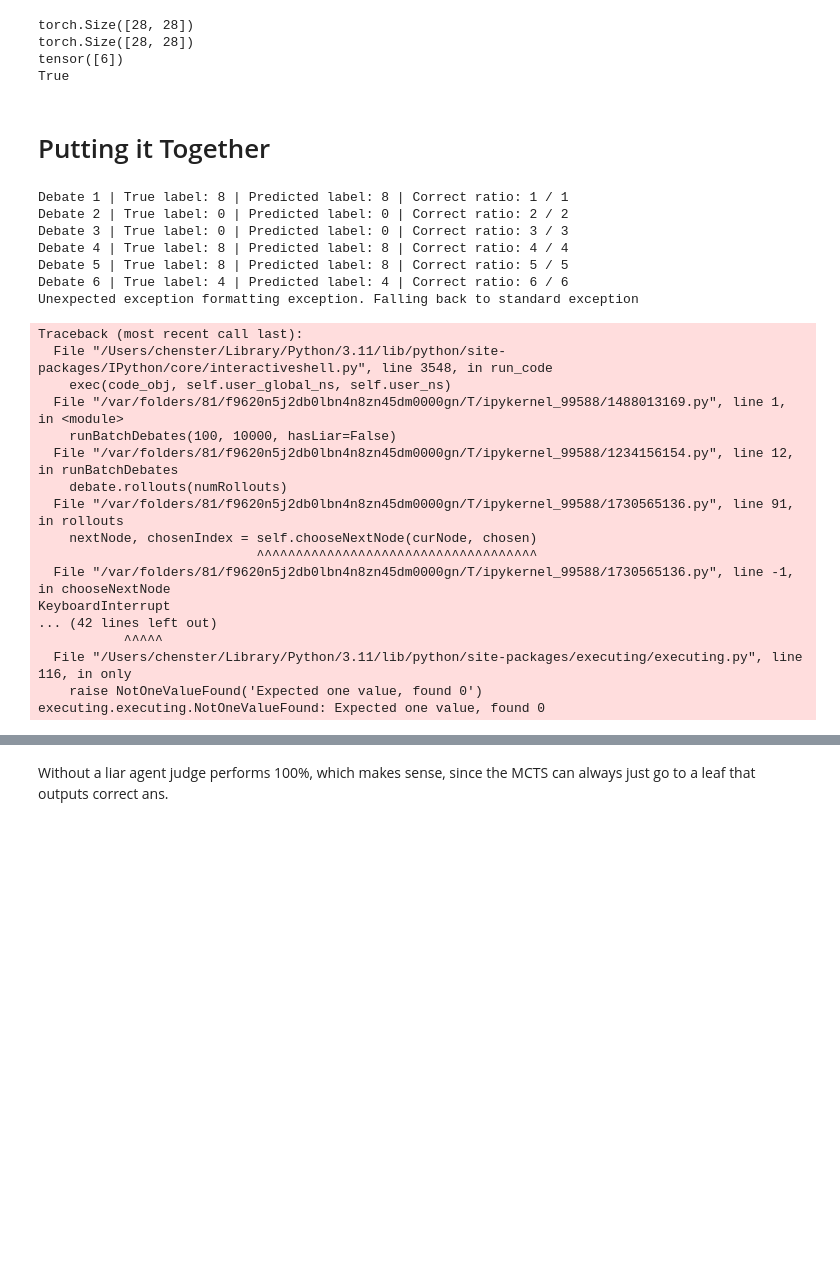
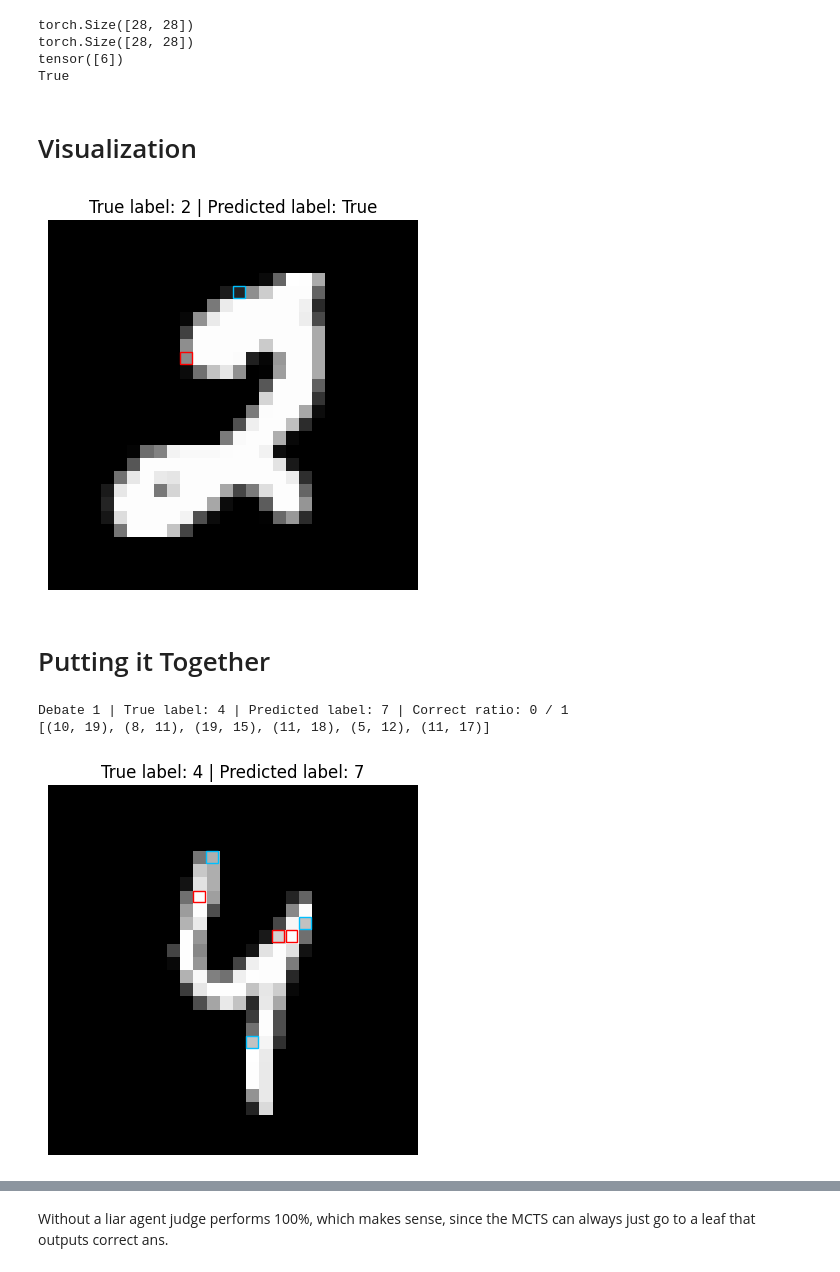
Before and after one commit to untrivial/openai-safety-via-debate, a Jupyter notebook: OAI MNIST AI debate.ipynb, the cells around one changed output, grey strips where cells are left out. Saved outputs shown, nothing was run; the diff lists cells and outputs as text; code cells hidden in the pictures; blank space fills up the shorter version.

Commit message:
visualization

```diff
--- a/OAI MNIST AI debate.ipynb
+++ b/OAI MNIST AI debate.ipynb
@@ -350,6 +338,29 @@ torch.Size([28, 28])
 torch.Size([28, 28])
 tensor([6])
 True
+# %% [markdown]
+# Visualization
+# %%
+def visualizeDebate(example_image, example_label, judge_label, hasLiar, bestMoves):
+    example_image_dim = example_image[0][0]
+    import matplotlib.pyplot as plt
+
+    plt.imshow(example_image_dim, cmap='gray', interpolation='none')
+    if hasLiar:
+        for i in range(len(bestMoves)):
+            y, x = bestMoves[i]
+            if i % 2 == 0:
+                rect = plt.Rectangle((x-0.5, y-0.53), 0.9, 0.9, linewidth=1, edgecolor='deepskyblue', facecolor='none')
+            else:
+                rect = plt.Rectangle((x-0.5, y-0.53), 0.9, 0.9, linewidth=1, edgecolor='r', facecolor='none')
+            plt.gca().add_patch(rect)
+    plt.title(f"True label: {int(example_label)} | Predicted label: {judge_label}")
+    plt.axis('off')
+    plt.show()
+# %%
+visualizeDebate(example_image, example_label, True, True, [(5,14), (10,10)])
+# %% [output]
+[figure, added]
 # %% [markdown]
 # Putting it Together
 # %%
@@ -375,27 +390,6 @@ def runBatchDebates(numDebates, numRollouts, hasLiar):
 # %%
-runBatchDebates(100, 10000, hasLiar=True)
+runBatchDebates(1, 10000, hasLiar=True, visualize=True)
 # %% [output]
-Debate 1 | True label: 8 | Predicted label: 8 | Correct ratio: 1 / 1
-Debate 2 | True label: 0 | Predicted label: 0 | Correct ratio: 2 / 2
-Debate 3 | True label: 0 | Predicted label: 0 | Correct ratio: 3 / 3
-Debate 4 | True label: 8 | Predicted label: 8 | Correct ratio: 4 / 4
-Debate 5 | True label: 8 | Predicted label: 8 | Correct ratio: 5 / 5
-Debate 6 | True label: 4 | Predicted label: 4 | Correct ratio: 6 / 6
-Unexpected exception formatting exception. Falling back to standard exception
+Debate 1 | True label: 4 | Predicted label: 7 | Correct ratio: 0 / 1
+[(10, 19), (8, 11), (19, 15), (11, 18), (5, 12), (11, 17)]
-Traceback (most recent call last):
-  File "/Users/chenster/Library/Python/3.11/lib/python/site-packages/IPython/core/interactiveshell.py", line 3548, in run_code
-    exec(code_obj, self.user_global_ns, self.user_ns)
-  File "/var/folders/81/f9620n5j2db0lbn4n8zn45dm0000gn/T/ipykernel_99588/1488013169.py", line 1, in <module>
-    runBatchDebates(100, 10000, hasLiar=False)
-  File "/var/folders/81/f9620n5j2db0lbn4n8zn45dm0000gn/T/ipykernel_99588/1234156154.py", line 12, in runBatchDebates
-    debate.rollouts(numRollouts)
-  File "/var/folders/81/f9620n5j2db0lbn4n8zn45dm0000gn/T/ipykernel_99588/1730565136.py", line 91, in rollouts
-    nextNode, chosenIndex = self.chooseNextNode(curNode, chosen)
-                            ^^^^^^^^^^^^^^^^^^^^^^^^^^^^^^^^^^^^
-  File "/var/folders/81/f9620n5j2db0lbn4n8zn45dm0000gn/T/ipykernel_99588/1730565136.py", line -1, in chooseNextNode
-KeyboardInterrupt
-... (42 lines left out)
-           ^^^^^
-  File "/Users/chenster/Library/Python/3.11/lib/python/site-packages/executing/executing.py", line 116, in only
-    raise NotOneValueFound('Expected one value, found 0')
-executing.executing.NotOneValueFound: Expected one value, found 0
+[figure, added]
```
Also changed, not shown: parts of 6 cells of this notebook, 1 other file.
